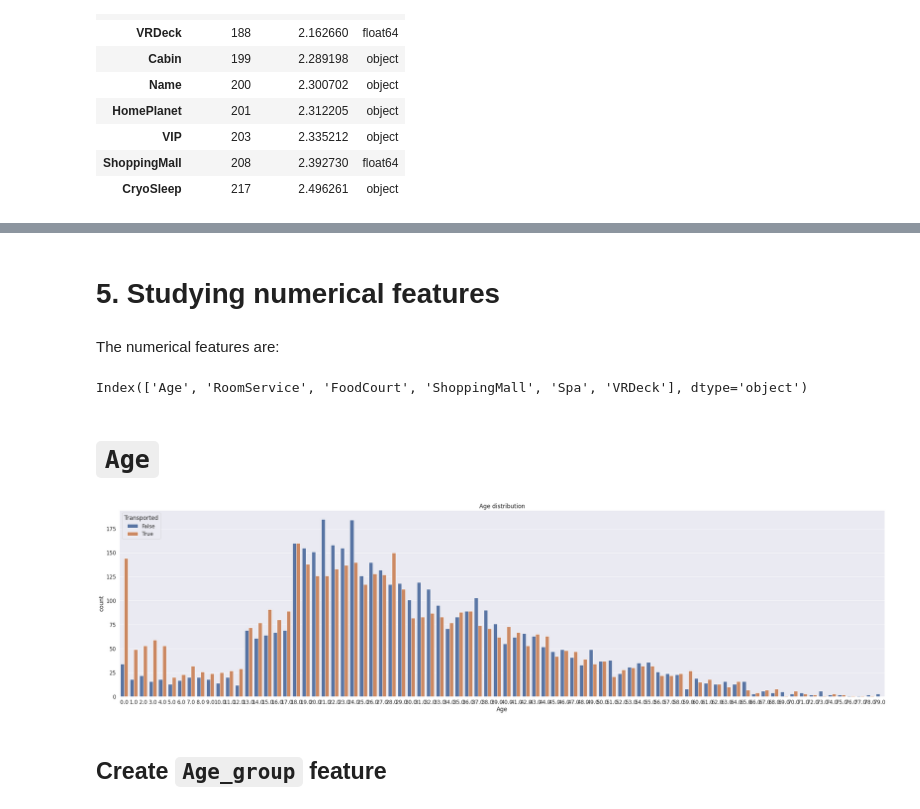
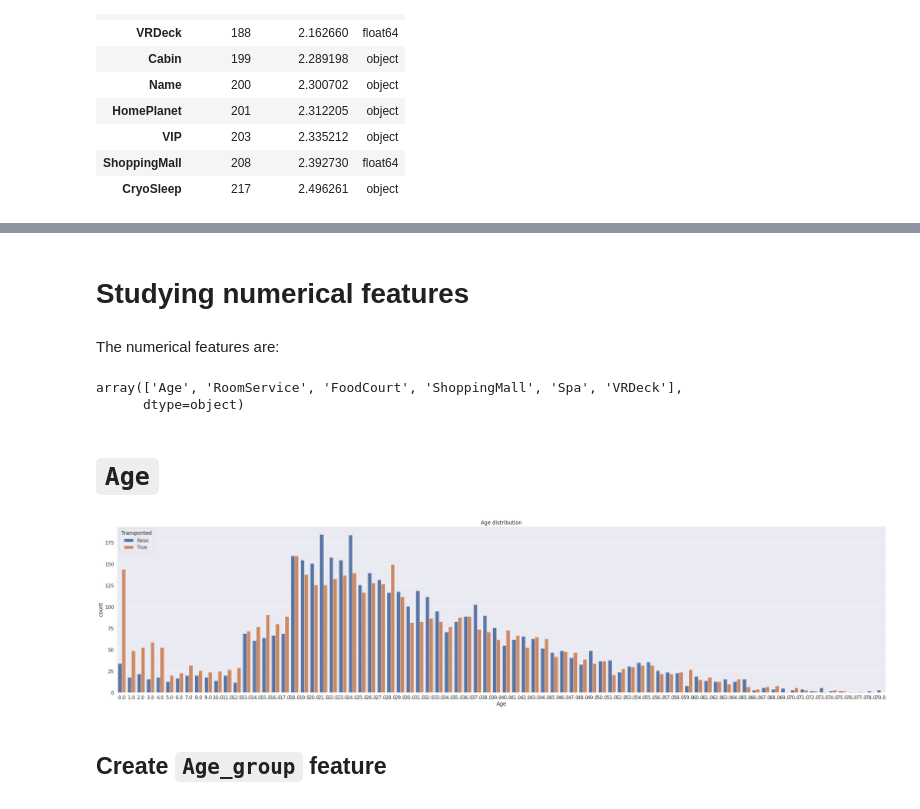
Before and after one commit to costasmexis/spaceship-titanic, a Jupyter notebook: EDA - Feature Engineering.ipynb, the cells around one changed output, grey strips where cells are left out. Cells and saved outputs as stored; diff of their text form; code cells hidden in the pictures.

```diff
--- a/EDA - Feature Engineering.ipynb
+++ b/EDA - Feature Engineering.ipynb
@@ -146,22 +190,23 @@ nan
 # %% [markdown]
-# 5. Studying numerical features
+# Studying numerical features
 # %% [markdown]
 The numerical features are:
 # %%
-train.describe(include=["float64"]).T.index
+train.describe(include=["float64"]).T.index.values
 # %% [output]
-Index(['Age', 'RoomService', 'FoodCourt', 'ShoppingMall', 'Spa', 'VRDeck'], dtype='object')
+array(['Age', 'RoomService', 'FoodCourt', 'ShoppingMall', 'Spa', 'VRDeck'],
+      dtype=object)
 # %% [markdown]
 # `Age`
 # %%
 # Plot distribution of new features
-plt.figure(figsize=(40, 10))
+plt.figure(figsize=(45, 10))
 
 g=sns.countplot(data=train, x='Age', hue='Transported')
 plt.title('Age distribution')
 plt.show()
 # %% [output]
-[figure, old version]
+[figure, new version]
 # %% [markdown]
 ## Create `Age_group` feature
 # %%
```
Also changed, not shown: parts of 87 cells of this notebook.
